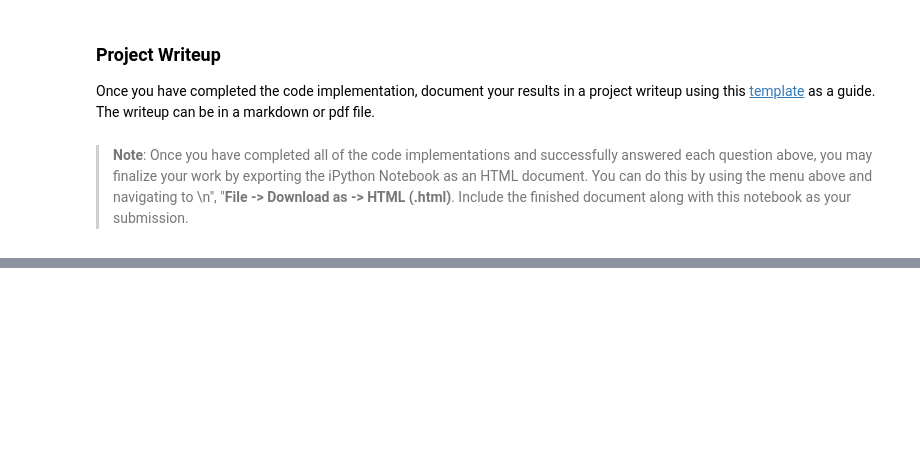
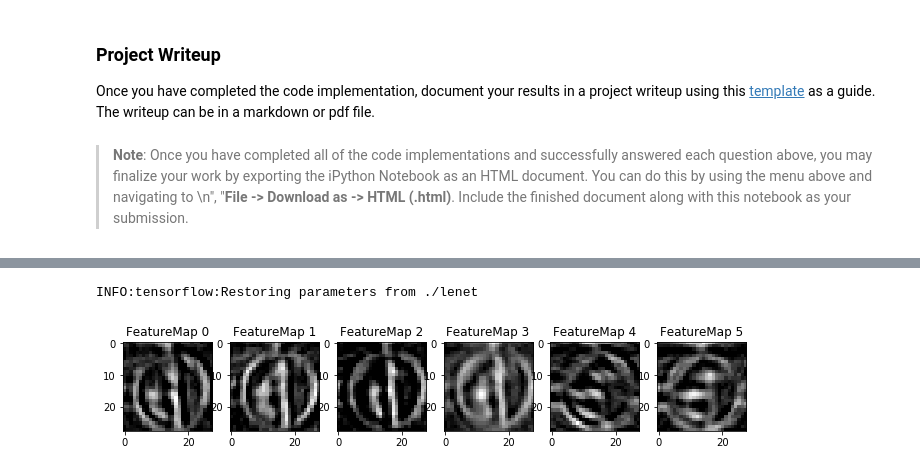
Before and after one commit to yang1688899/CarND-Traffic-Sign-Classifier-Project, a Jupyter notebook: Traffic_Sign_Classifier.ipynb, the cells around one changed output, grey strips where cells are left out. Cells and saved outputs as stored; diff of their text form; code cells hidden in the pictures; blank space fills up the shorter version.

Commit message:
visualize learning

```diff
--- a/Traffic_Sign_Classifier.ipynb
+++ b/Traffic_Sign_Classifier.ipynb
@@ -535,3 +549,11 @@ def outputFeatureMap(image_input, tf_activation, activation_min=-1, activation_m
             plt.imshow(activation[0,:,:, featuremap], interpolation="nearest", vmin=activation_min, cmap="gray")
         else:
             plt.imshow(activation[0,:,:, featuremap], interpolation="nearest", cmap="gray")
+# %%
+with tf.Session() as sess:
+    saver = tf.train.import_meta_graph('lenet.meta')
+    saver.restore(sess, './lenet')
+    outputFeatureMap([new_data_processed[0]],conv1_act)
+# %% [output]
+INFO:tensorflow:Restoring parameters from ./lenet
+[figure, added]
```
Also changed, not shown: parts of 9 cells of this notebook, 3 other files.
